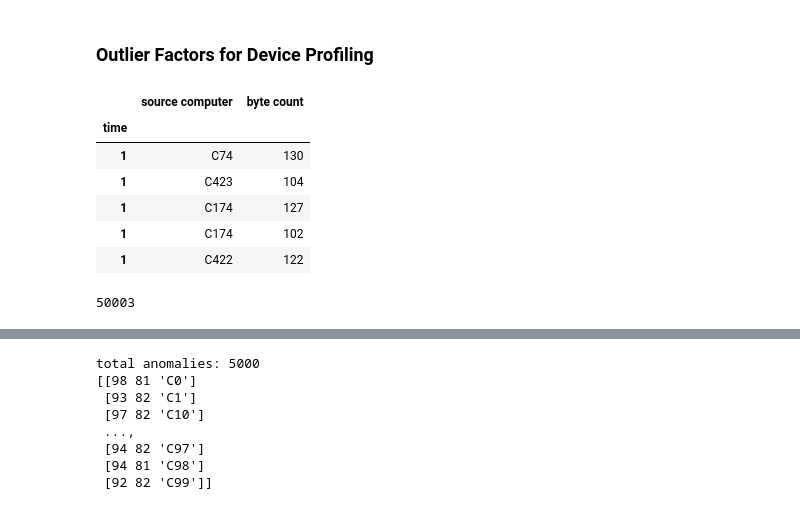
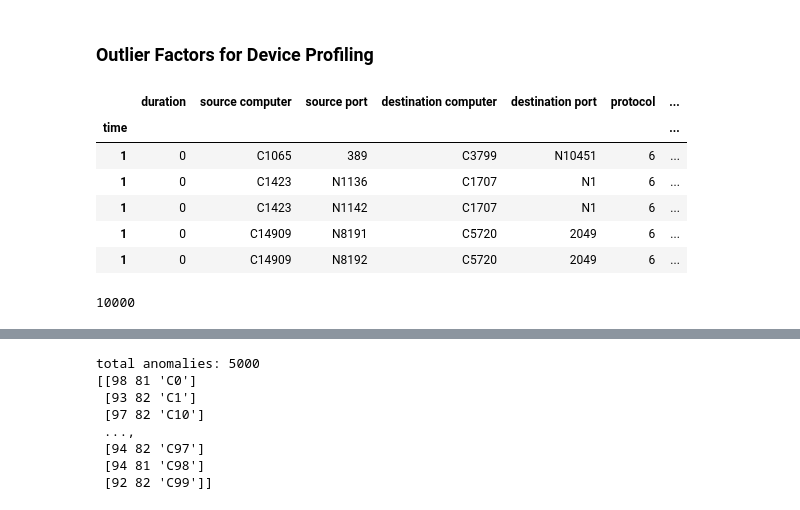
Before and after one commit to SotirisAnagnostidis/onlineAnomalyDetection, a Jupyter notebook: diploma/diploma.ipynb, the cells around one changed output, grey strips where cells are left out. Drawn from its saved outputs; the diff is of its cells as text; code cells hidden in the pictures.

```diff
--- a/diploma/diploma.ipynb
+++ b/diploma/diploma.ipynb
@@ -3,34 +3,34 @@
 # %%
 import pandas as pd
 import numpy as np
 %matplotlib inline
 
-# df = pd.read_csv('../../../diploma/multi-source-syber-security-events/flows.txt', header=None, nrows=100000)
+df = pd.read_csv('../../../diploma/multi-source-syber-security-events/flows.txt', header=None, nrows=10000)
 
-# df.columns = ['time', 'duration', 'source computer', 'source port', 'destination computer',
-#              'destination port', 'protocol', 'packet count', 'byte count']
+df.columns = ['time', 'duration', 'source computer', 'source port', 'destination computer',
+              'destination port', 'protocol', 'packet count', 'byte count']
 
-df = pd.read_csv('../../../diploma/generated_data/500_500000_1-100_True_C4_7.txt', header=None)
+#df = pd.read_csv('../../../diploma/generated_data/500_400000(non_uniform)_1-200_True_C4_7.txt', header=None)
 
-df.columns = ['time', 'source computer', 'byte count']
+#df.columns = ['time', 'source computer', 'byte count']
 
 df.index = df['time']
 df.drop(columns=['time'],inplace=True)
 df.sort_index(inplace=True)
 df.head()
 # %% [output]
-|  | source computer | byte count |
-| time |  |  |
-| 1 | C74 | 130 |
-| 1 | C423 | 104 |
-| 1 | C174 | 127 |
-| 1 | C174 | 102 |
-| 1 | C422 | 122 |
+|  | duration | source computer | source port | destination computer | destination port | protocol | ... |
+| time |  |  |  |  |  |  | ... |
+| 1 | 0 | C1065 | 389 | C3799 | N10451 | 6 | ... |
+| 1 | 0 | C1423 | N1136 | C1707 | N1 | 6 | ... |
+| 1 | 0 | C1423 | N1142 | C1707 | N1 | 6 | ... |
+| 1 | 0 | C14909 | N8191 | C5720 | 2049 | 6 | ... |
+| 1 | 0 | C14909 | N8192 | C5720 | 2049 | 6 | ... |
 # %%
 # or try a simple generated dataset
 len(df)
 # %% [output]
-50003
+10000
 # %%
 from sklearn.preprocessing import MinMaxScaler
 
```
Also changed, not shown: parts of 31 cells of this notebook, 3 other files.
